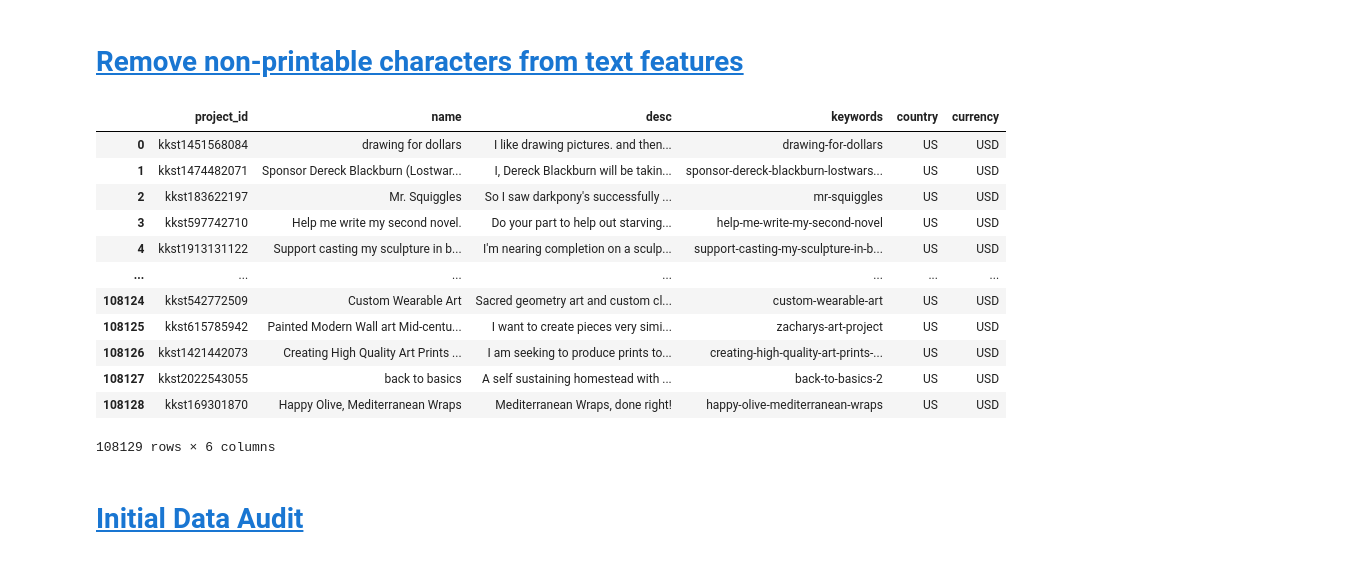
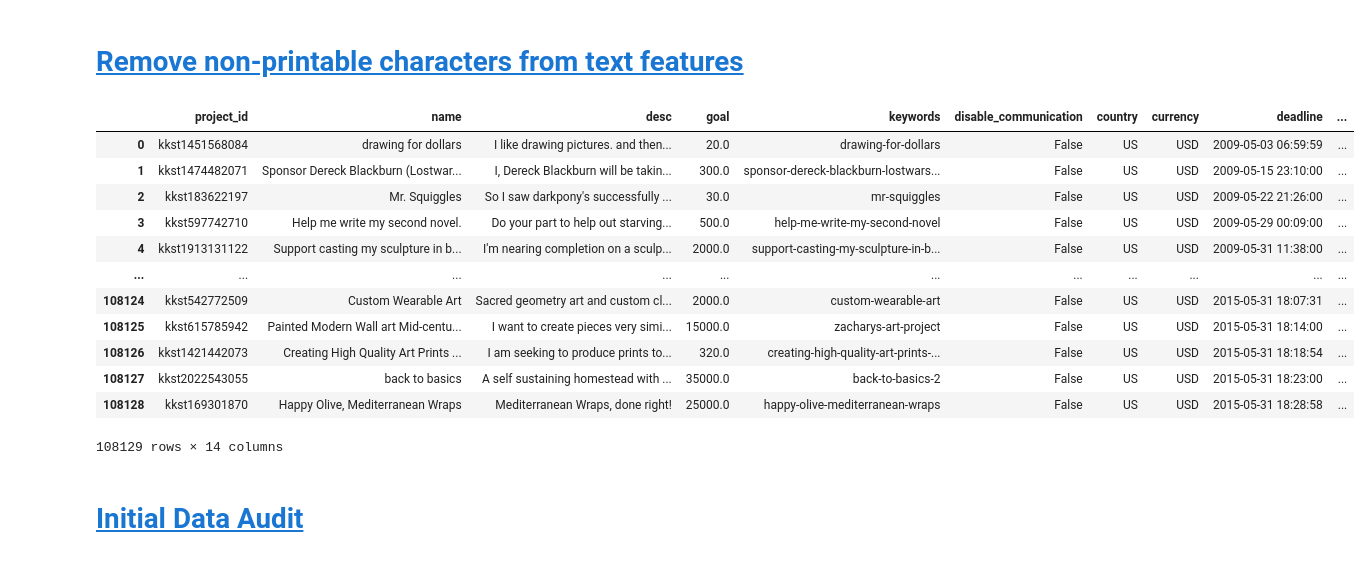
Before and after one commit to SimeonHristov99/kcikstarter, a Jupyter notebook: 01_Scripts/01_Load_data.ipynb, the cells around one changed output. Cells and saved outputs as stored; diff of their text form; code cells hidden in the pictures.

```diff
--- a/01_Scripts/01_Load_data.ipynb
+++ b/01_Scripts/01_Load_data.ipynb
@@ -50,6 +50,7 @@ df_development = pd.read_csv(fr'{c.get_path_data_original()}/train.csv')
 df_oot = pd.read_csv(fr'{c.get_path_data_original()}/test.csv')
 
 df_development[datecols] = df_development[datecols].apply(lambda x: pd.to_datetime(x, unit='s'))
+df_oot[datecols] = df_oot[datecols].apply(lambda x: pd.to_datetime(x, unit='s'))
 
 print(f'{df_development.shape=}')
 print(f'{df_oot.shape=}')
@@ -157,27 +158,31 @@ False
 # %%
 # https://stackoverflow.com/questions/36340627/remove-non-ascii-characters-from-pandas-column
 
-text_features = df_development.select_dtypes('object').columns
+dfs = [df_development, df_oot]
+for i in range(len(dfs)):
+    text_features = dfs[i].select_dtypes('object').columns
 
-del_chars =  " ".join([chr(i) for i in list(range(32)) + list(range(127, 256))])
-trans = str.maketrans(del_chars, " " * len(del_chars))
+    del_chars =  " ".join([chr(i) for i in list(range(32)) + list(range(127, 256))])
+    trans = str.maketrans(del_chars, " " * len(del_chars))
 
-df_development[text_features] = df_development[text_features].apply(lambda s: s.str.translate(trans))
-df_development[text_features]
+    dfs[i][text_features] = dfs[i][text_features].apply(lambda s: s.str.translate(trans))
+    dfs[i][text_features]
+
+df_development
 # %% [output]
-|  | project_id | name | desc | keywords | country | currency |
-| 0 | kkst1451568084 | drawing for dollars | I like drawing pictures. and then... | drawing-for-dollars | US | USD |
-| 1 | kkst1474482071 | Sponsor Dereck Blackburn (Lostwar... | I, Dereck Blackburn will be takin... | sponsor-dereck-blackburn-lostwars... | US | USD |
-| 2 | kkst183622197 | Mr. Squiggles | So I saw darkpony's successfully ... | mr-squiggles | US | USD |
-| 3 | kkst597742710 | Help me write my second novel. | Do your part to help out starving... | help-me-write-my-second-novel | US | USD |
-| 4 | kkst1913131122 | Support casting my sculpture in b... | I'm nearing completion on a sculp... | support-casting-my-sculpture-in-b... | US | USD |
-| ... | ... | ... | ... | ... | ... | ... |
-| 108124 | kkst542772509 | Custom Wearable Art | Sacred geometry art and custom cl... | custom-wearable-art | US | USD |
-| 108125 | kkst615785942 | Painted Modern Wall art Mid-centu... | I want to create pieces very simi... | zacharys-art-project | US | USD |
-| 108126 | kkst1421442073 | Creating High Quality Art Prints ... | I am seeking to produce prints to... | creating-high-quality-art-prints-... | US | USD |
-| 108127 | kkst2022543055 | back to basics | A self sustaining homestead with ... | back-to-basics-2 | US | USD |
-| 108128 | kkst169301870 | Happy Olive, Mediterranean Wraps | Mediterranean Wraps, done right! | happy-olive-mediterranean-wraps | US | USD |
+|  | project_id | name | desc | goal | keywords | disable_communication | country | currency | deadline | ... |
+| 0 | kkst1451568084 | drawing for dollars | I like drawing pictures. and then... | 20.0 | drawing-for-dollars | False | US | USD | 2009-05-03 06:59:59 | ... |
+| 1 | kkst1474482071 | Sponsor Dereck Blackburn (Lostwar... | I, Dereck Blackburn will be takin... | 300.0 | sponsor-dereck-blackburn-lostwars... | False | US | USD | 2009-05-15 23:10:00 | ... |
+| 2 | kkst183622197 | Mr. Squiggles | So I saw darkpony's successfully ... | 30.0 | mr-squiggles | False | US | USD | 2009-05-22 21:26:00 | ... |
+| 3 | kkst597742710 | Help me write my second novel. | Do your part to help out starving... | 500.0 | help-me-write-my-second-novel | False | US | USD | 2009-05-29 00:09:00 | ... |
+| 4 | kkst1913131122 | Support casting my sculpture in b... | I'm nearing completion on a sculp... | 2000.0 | support-casting-my-sculpture-in-b... | False | US | USD | 2009-05-31 11:38:00 | ... |
+| ... | ... | ... | ... | ... | ... | ... | ... | ... | ... | ... |
+| 108124 | kkst542772509 | Custom Wearable Art | Sacred geometry art and custom cl... | 2000.0 | custom-wearable-art | False | US | USD | 2015-05-31 18:07:31 | ... |
+| 108125 | kkst615785942 | Painted Modern Wall art Mid-centu... | I want to create pieces very simi... | 15000.0 | zacharys-art-project | False | US | USD | 2015-05-31 18:14:00 | ... |
+| 108126 | kkst1421442073 | Creating High Quality Art Prints ... | I am seeking to produce prints to... | 320.0 | creating-high-quality-art-prints-... | False | US | USD | 2015-05-31 18:18:54 | ... |
+| 108127 | kkst2022543055 | back to basics | A self sustaining homestead with ... | 35000.0 | back-to-basics-2 | False | US | USD | 2015-05-31 18:23:00 | ... |
+| 108128 | kkst169301870 | Happy Olive, Mediterranean Wraps | Mediterranean Wraps, done right! | 25000.0 | happy-olive-mediterranean-wraps | False | US | USD | 2015-05-31 18:28:58 | ... |
-108129 rows × 6 columns
+108129 rows × 14 columns
 # %% [markdown]
 # <a id='toc6_'></a>[Initial Data Audit](#toc0_)
 # %%
```
Also changed, not shown: parts of 9 cells of this notebook, 8 other files.
